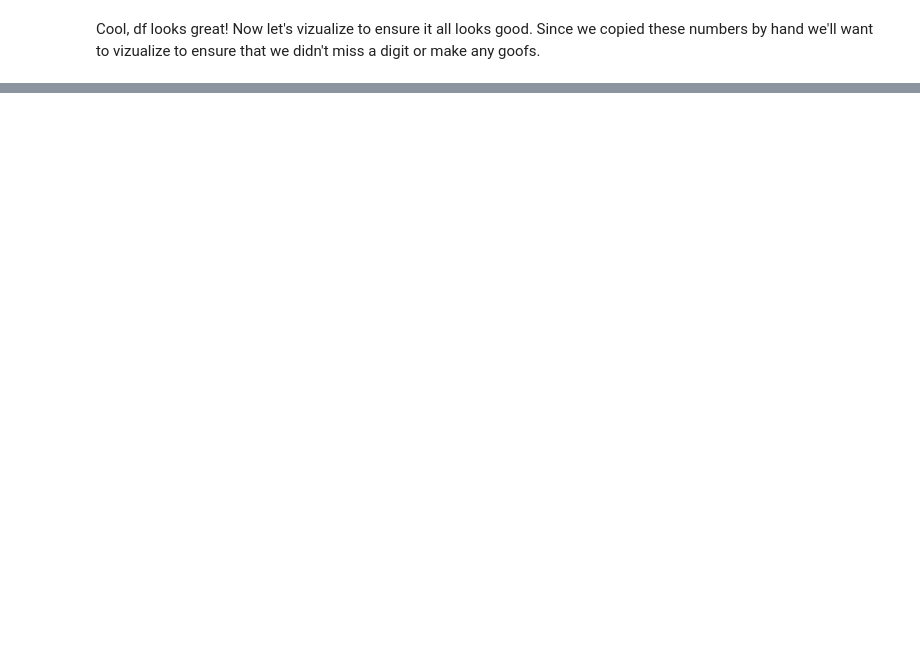
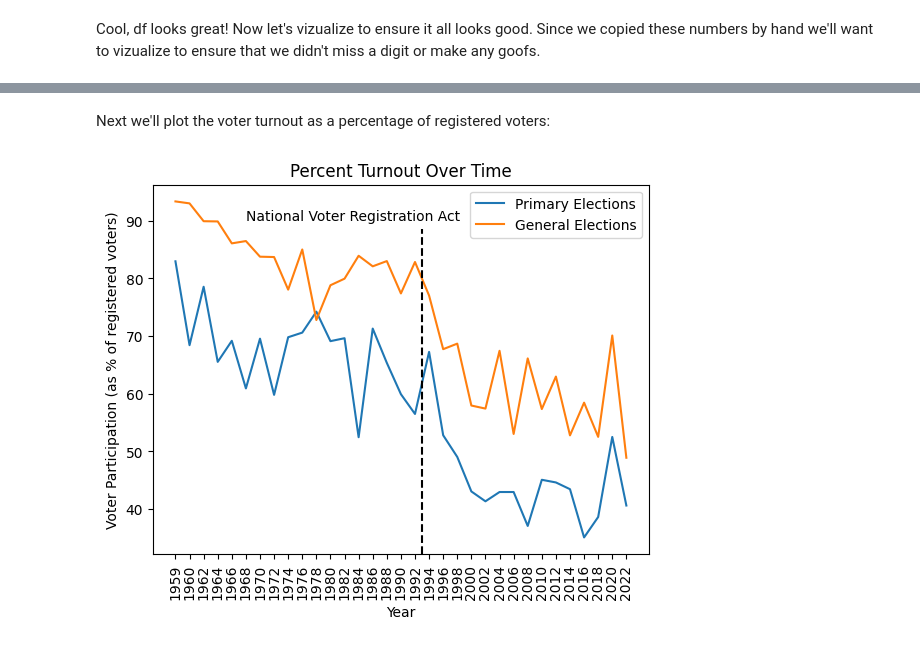
Before and after one commit to watermelondiet/Data-Exploration-in-Python, a Jupyter notebook: VR_trends_notebook.ipynb, the cells around one changed output, grey strips where cells are left out. Drawn from its saved outputs; the diff is of its cells as text; code cells hidden in the pictures; blank space fills up the shorter version.

```diff
--- a/VR_trends_notebook.ipynb
+++ b/VR_trends_notebook.ipynb
@@ -67,0 +100,4 @@ If you have other anomalies at this point in the process, you should review your
+# %%
+df['Percent_Turnout_Primary'] = round((df['Voter_Turnout_Primary']/df['Registered_Voters_Primary'])*100,2)
+df['Percent_Turnout_General'] = round((df['Voter_Turnout_General']/df['Registered_Voters_General'])*100,2)
+print(df)
@@ -67,0 +122,15 @@ If you have other anomalies at this point in the process, you should review your
+# %% [markdown]
+Next we'll plot the voter turnout as a percentage of registered voters:
+# %%
+plt.plot('Year','Percent_Turnout_Primary', data= df, label = 'Primary Elections')
+plt.plot('Year','Percent_Turnout_General', data= df, label = 'General Elections')
+plt.xticks(rotation = 90)
+plt.ylabel('Voter Participation (as % of registered voters)')
+plt.xlabel('Year')
+plt.title('Percent Turnout Over Time')
+plt.axvline(x = 17.5, ymin = 0, ymax = 0.88, ls = '--', color = 'black')
+plt.text(5, 90, 'National Voter Registration Act')
+plt.legend()
+plt.show()
+# %% [output]
+[figure, added]
```
Also changed, not shown: parts of 10 cells of this notebook.
